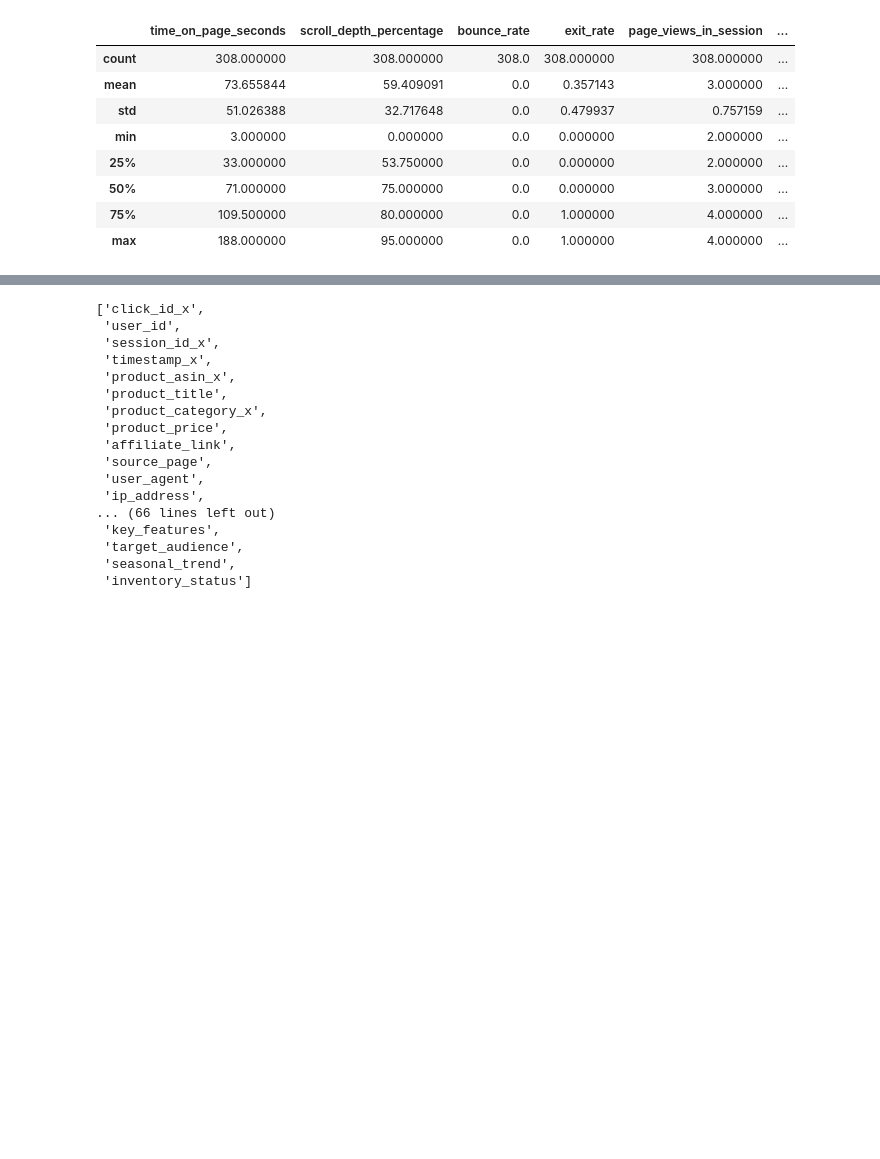
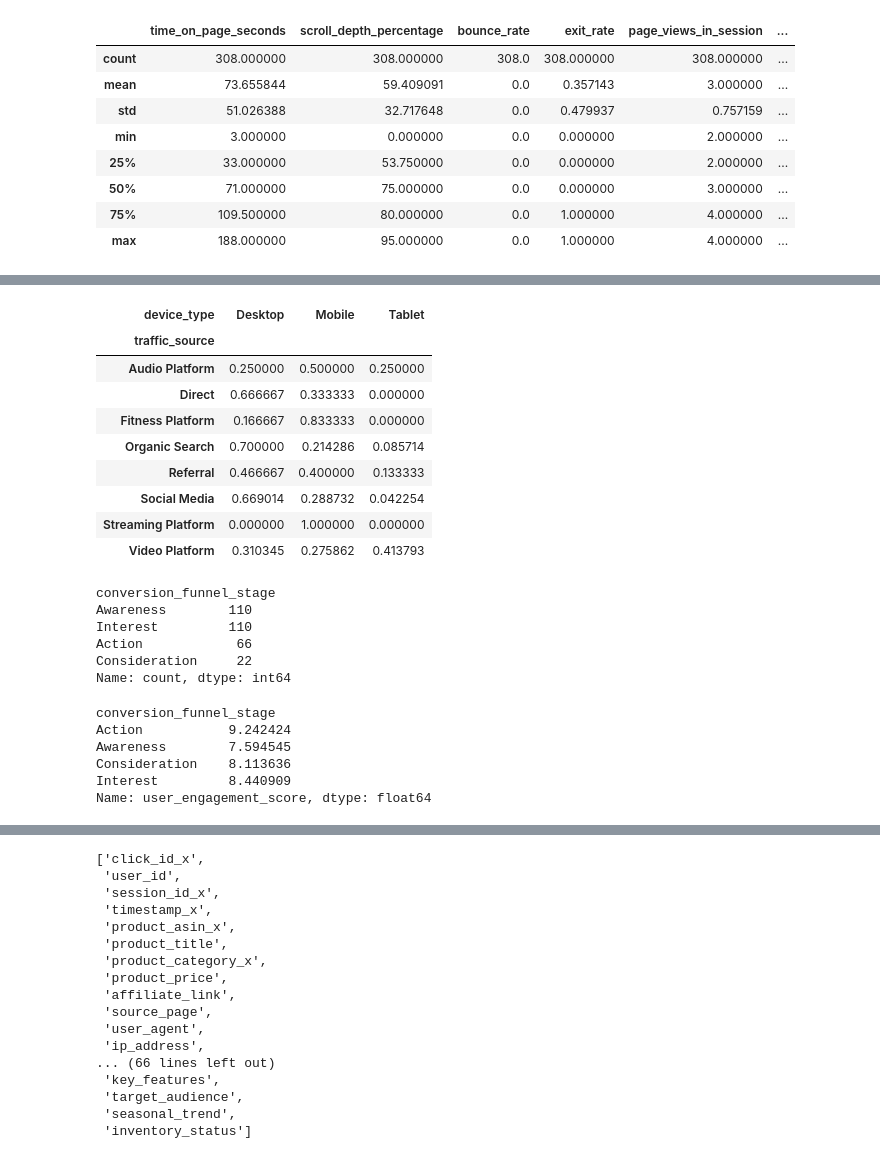
Before and after one commit to isiakpereaghogho/Amazon_Affiliate_Marketing_Performance, a Jupyter notebook: Causal Inference Specialist Project - Amazon Affiliate Marketing Performance.ipynb, the cells around one changed output, grey strips where cells are left out. Saved outputs shown, nothing was run; the diff lists cells and outputs as text; code cells hidden in the pictures; blank space fills up the shorter version.

```diff
--- a/Causal Inference Specialist Project - Amazon Affiliate Marketing Performance.ipynb
+++ b/Causal Inference Specialist Project - Amazon Affiliate Marketing Performance.ipynb
@@ -508,0 +854,33 @@ user_behaviour.describe()
+# %%
+pd.crosstab(user_behaviour['traffic_source'], user_behaviour['device_type'], normalize='index')
+# %% [output]
+| device_type | Desktop | Mobile | Tablet |
+| traffic_source |  |  |  |
+| Audio Platform | 0.250000 | 0.500000 | 0.250000 |
+| Direct | 0.666667 | 0.333333 | 0.000000 |
+| Fitness Platform | 0.166667 | 0.833333 | 0.000000 |
+| Organic Search | 0.700000 | 0.214286 | 0.085714 |
+| Referral | 0.466667 | 0.400000 | 0.133333 |
+| Social Media | 0.669014 | 0.288732 | 0.042254 |
+| Streaming Platform | 0.000000 | 1.000000 | 0.000000 |
+| Video Platform | 0.310345 | 0.275862 | 0.413793 |
+# %%
+#Funnel Progression
+user_behaviour['conversion_funnel_stage'].value_counts()
+# %% [output]
+conversion_funnel_stage
+Awareness        110
+Interest         110
+Action            66
+Consideration     22
+Name: count, dtype: int64
+# %%
+#Funnel stage is post-treatment, can never control later.
+user_behaviour.groupby('conversion_funnel_stage')['user_engagement_score'].mean()
+# %% [output]
+conversion_funnel_stage
+Action           9.242424
+Awareness        7.594545
+Consideration    8.113636
+Interest         8.440909
+Name: user_engagement_score, dtype: float64
```
Also changed, not shown: parts of 45 cells of this notebook.
